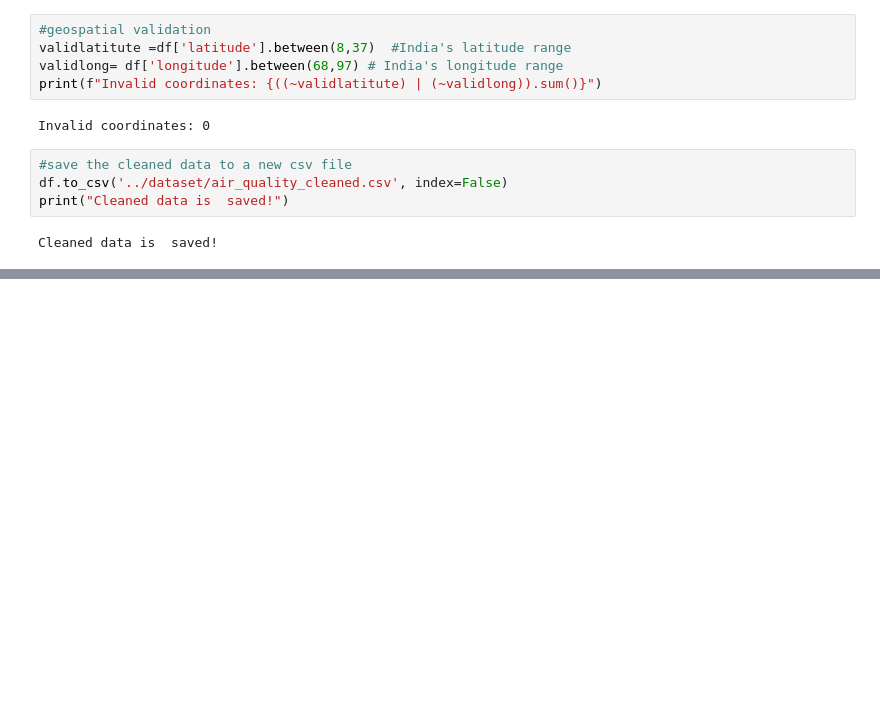
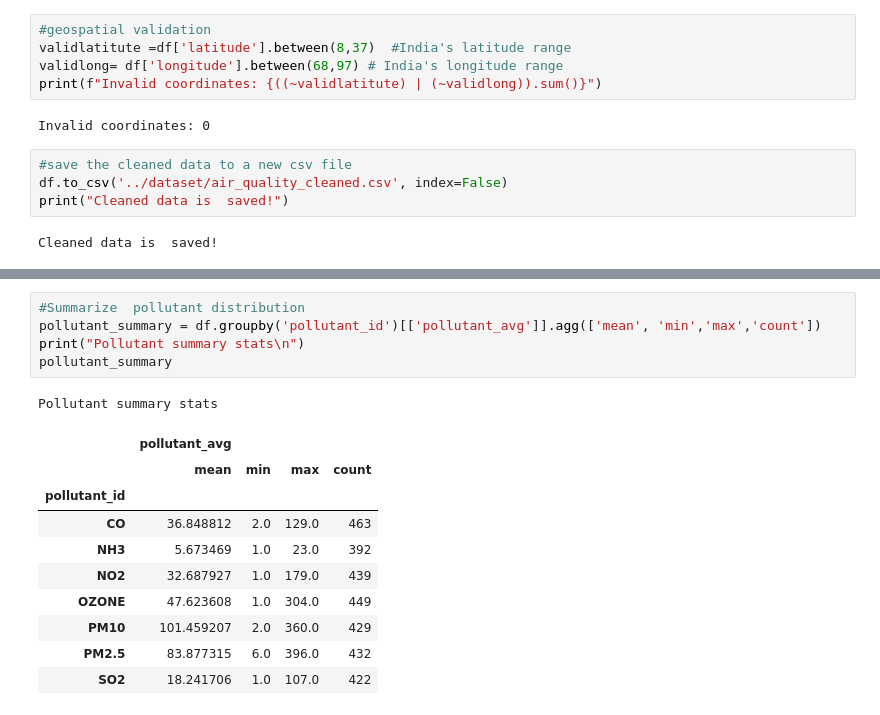
Before and after one commit to Rupal0912/IndiaAirQuality-2025, a Jupyter notebook: notebooks/notebook1.ipynb, the cells around one changed output, grey strips where cells are left out. Drawn from its saved outputs; the diff is of its cells as text; blank space fills up the shorter version.

```diff
--- a/notebooks/notebook1.ipynb
+++ b/notebooks/notebook1.ipynb
@@ -114,0 +129,17 @@ Cleaned data is  saved!
+# %%
+#Summarize  pollutant distribution
+pollutant_summary = df.groupby('pollutant_id')[['pollutant_avg']].agg(['mean', 'min','max','count'])
+print("Pollutant summary stats\n")
+pollutant_summary
+# %% [output]
+Pollutant summary stats
+|  | pollutant_avg |  |  |  |
+|  | mean | min | max | count |
+| pollutant_id |  |  |  |  |
+| CO | 36.848812 | 2.0 | 129.0 | 463 |
+| NH3 | 5.673469 | 1.0 | 23.0 | 392 |
+| NO2 | 32.687927 | 1.0 | 179.0 | 439 |
+| OZONE | 47.623608 | 1.0 | 304.0 | 449 |
+| PM10 | 101.459207 | 2.0 | 360.0 | 429 |
+| PM2.5 | 83.877315 | 6.0 | 396.0 | 432 |
+| SO2 | 18.241706 | 1.0 | 107.0 | 422 |
```
Also changed, not shown: parts of 8 cells of this notebook.
